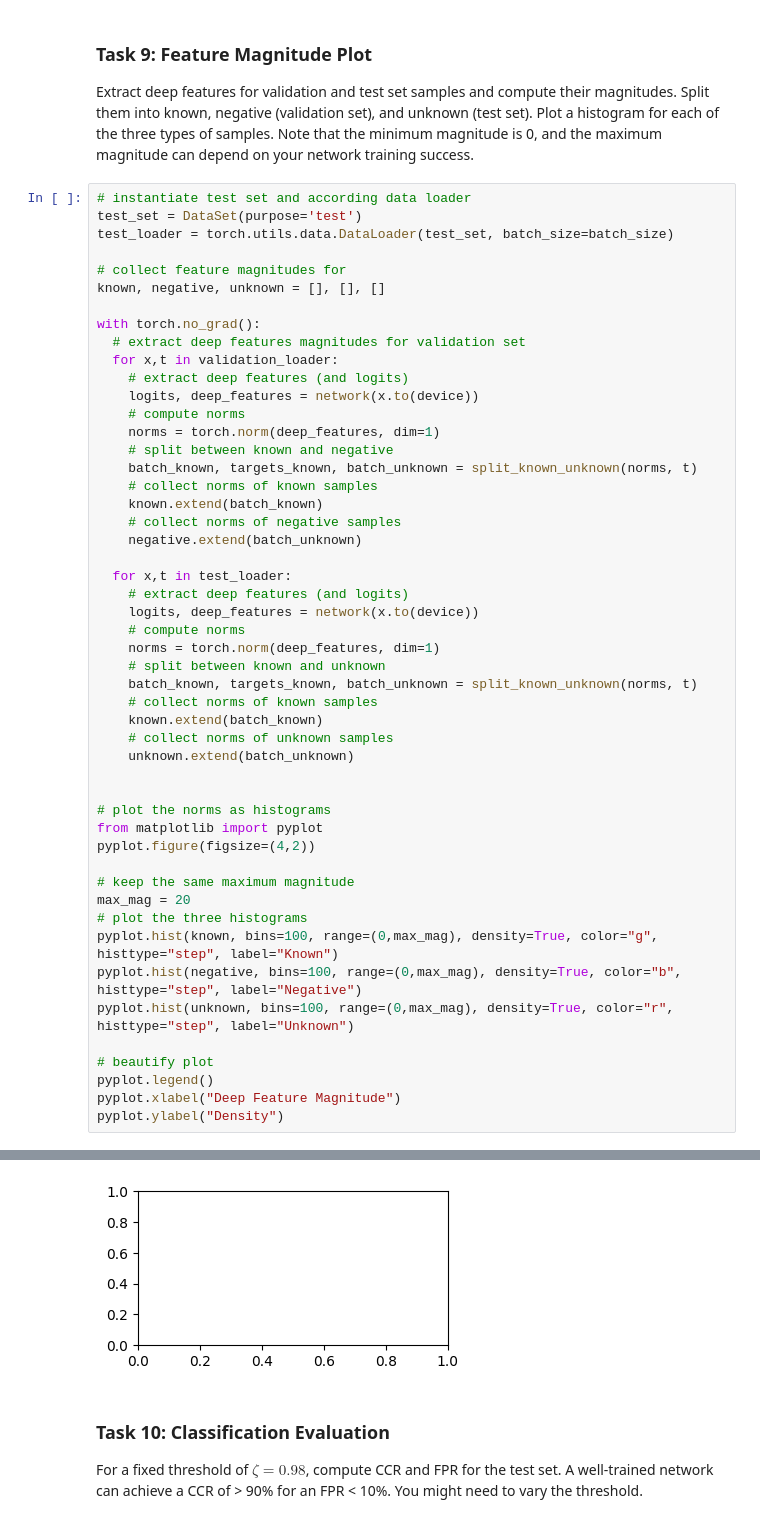
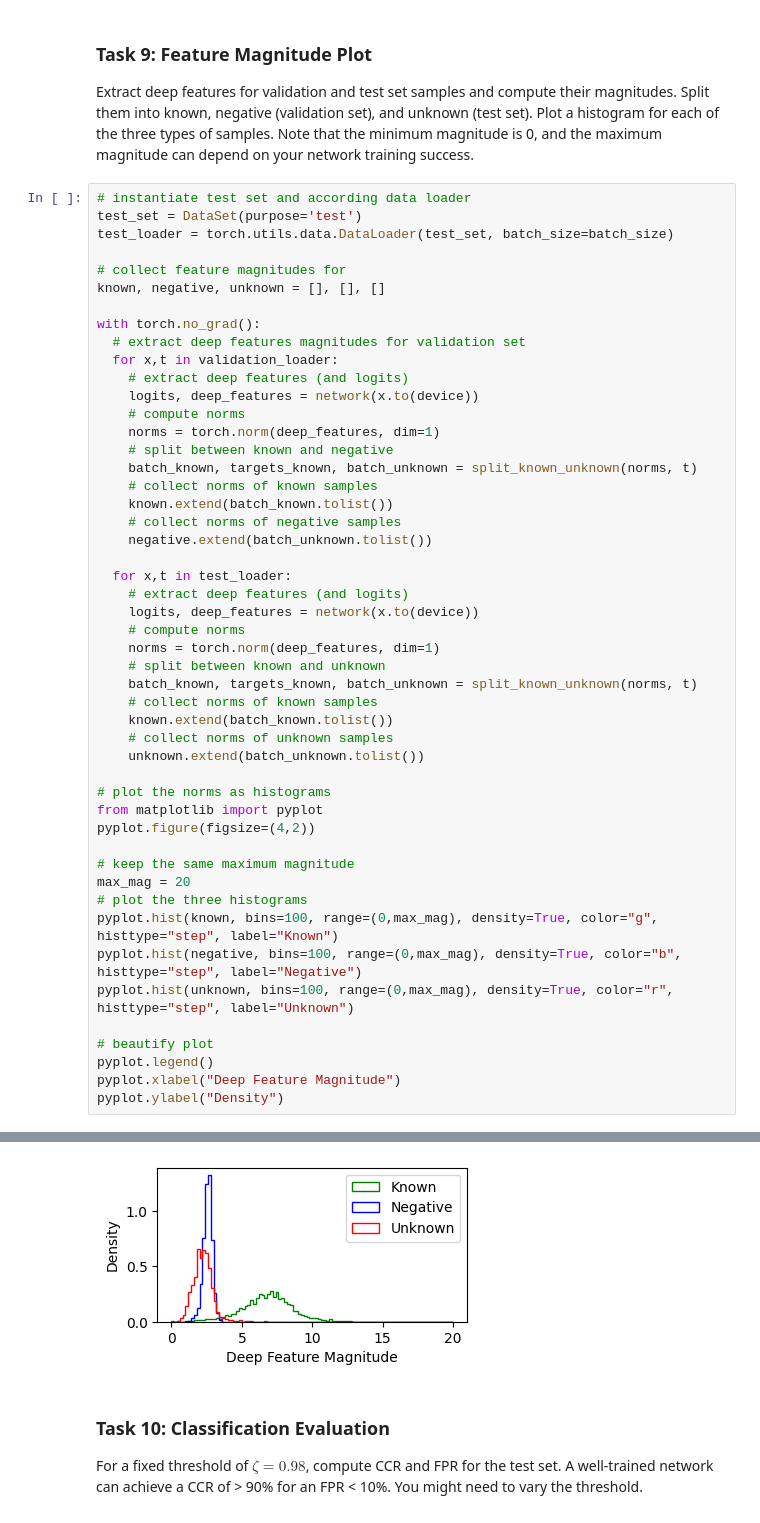
Before and after one commit to danielbarco/deeplearning, a Jupyter notebook: DL-Assignment08.ipynb, the cells around one changed output, grey strips where cells are left out. Saved outputs shown, nothing was run; the diff lists cells and outputs as text.

```diff
--- a/DL-Assignment08.ipynb
+++ b/DL-Assignment08.ipynb
@@ -441,9 +449,9 @@ with torch.no_grad():
     # split between known and negative
     batch_known, targets_known, batch_unknown = split_known_unknown(norms, t)
     # collect norms of known samples
-    known.extend(batch_known)
+    known.extend(batch_known.tolist())
     # collect norms of negative samples
-    negative.extend(batch_unknown)
+    negative.extend(batch_unknown.tolist())
 
   for x,t in test_loader:
     # extract deep features (and logits)
@@ -453,10 +461,9 @@ with torch.no_grad():
     # split between known and unknown
     batch_known, targets_known, batch_unknown = split_known_unknown(norms, t)
     # collect norms of known samples
-    known.extend(batch_known)
+    known.extend(batch_known.tolist())
     # collect norms of unknown samples
-    unknown.extend(batch_unknown)
-
+    unknown.extend(batch_unknown.tolist())
 
 # plot the norms as histograms
 from matplotlib import pyplot
@@ -478,4 +485,4 @@ TypeError: can't convert cuda:0 device type tensor to numpy. Use Tensor.cpu() to
-[figure, old version]
+[figure, new version]
 # %% [markdown]
 ### Task 10: Classification Evaluation
 
```
Also changed, not shown: parts of 3 cells of this notebook.
